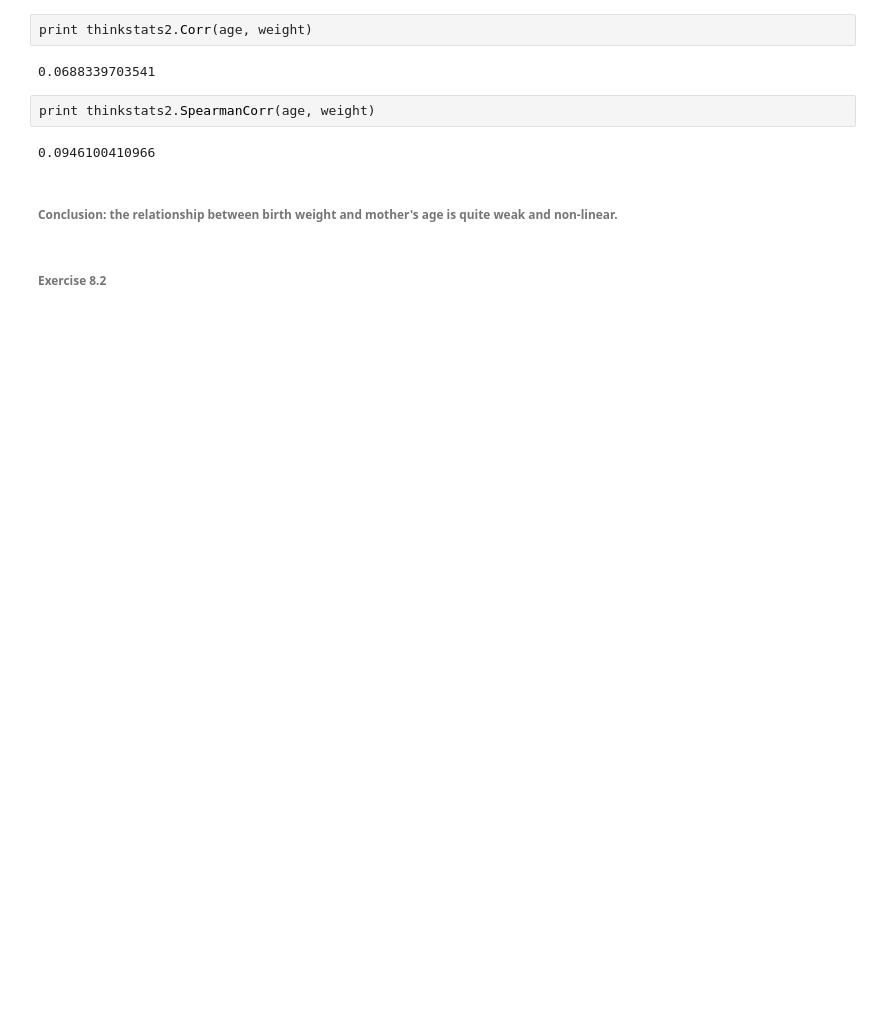
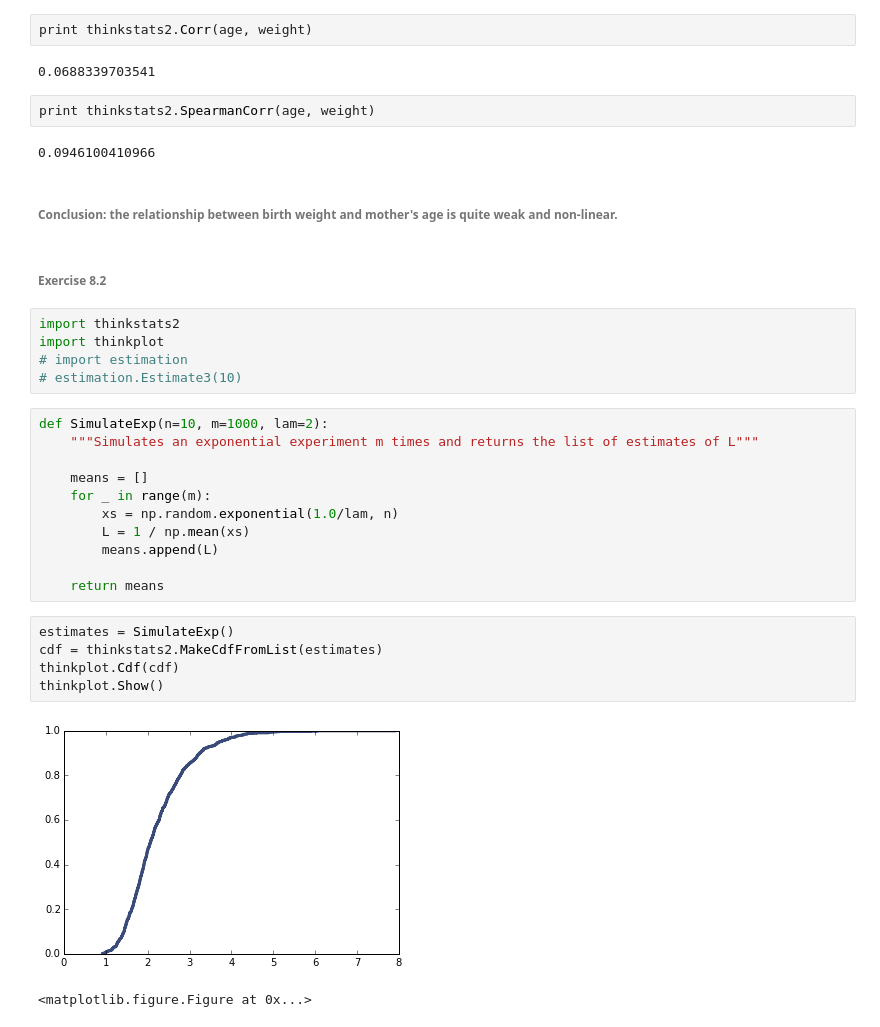
Before and after one commit to EmmanueleSalvati/metis-data-science-bootcamp-prework, a Jupyter notebook: Metis_prework_Emmanuele.ipynb, the cells around one changed output. Saved outputs shown, nothing was run; the diff lists cells and outputs as text; blank space fills up the shorter version.

Commit message:
Start Ex. 8.2
Up to making the plot

```diff
--- a/Metis_prework_Emmanuele.ipynb
+++ b/Metis_prework_Emmanuele.ipynb
@@ -137,3 +137,27 @@ print thinkstats2.SpearmanCorr(age, weight)
 # %% [markdown]
 
 ###### Exercise 8.2
+# %%
+import thinkstats2
+import thinkplot
+# import estimation
+# estimation.Estimate3(10)
+# %%
+def SimulateExp(n=10, m=1000, lam=2):
+    """Simulates an exponential experiment m times and returns the list of estimates of L"""
+
+    means = []
+    for _ in range(m):
+        xs = np.random.exponential(1.0/lam, n)
+        L = 1 / np.mean(xs)
+        means.append(L)
+
+    return means
+# %%
+estimates = SimulateExp()
+cdf = thinkstats2.MakeCdfFromList(estimates)
+thinkplot.Cdf(cdf)
+thinkplot.Show()
+# %% [output]
+[figure, added]
+<matplotlib.figure.Figure at 0x...>
```
Also changed, not shown: 1 other file.
